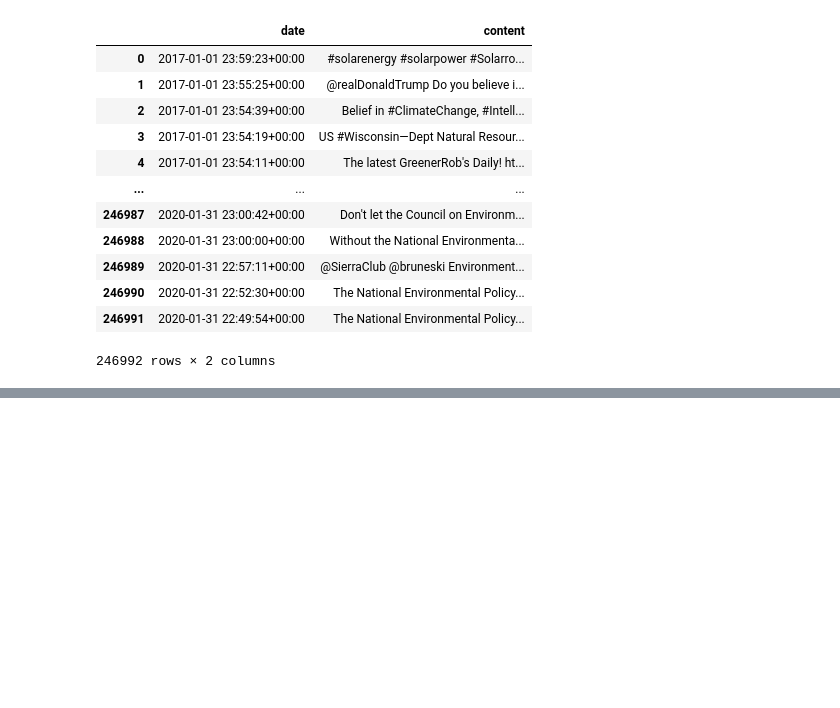
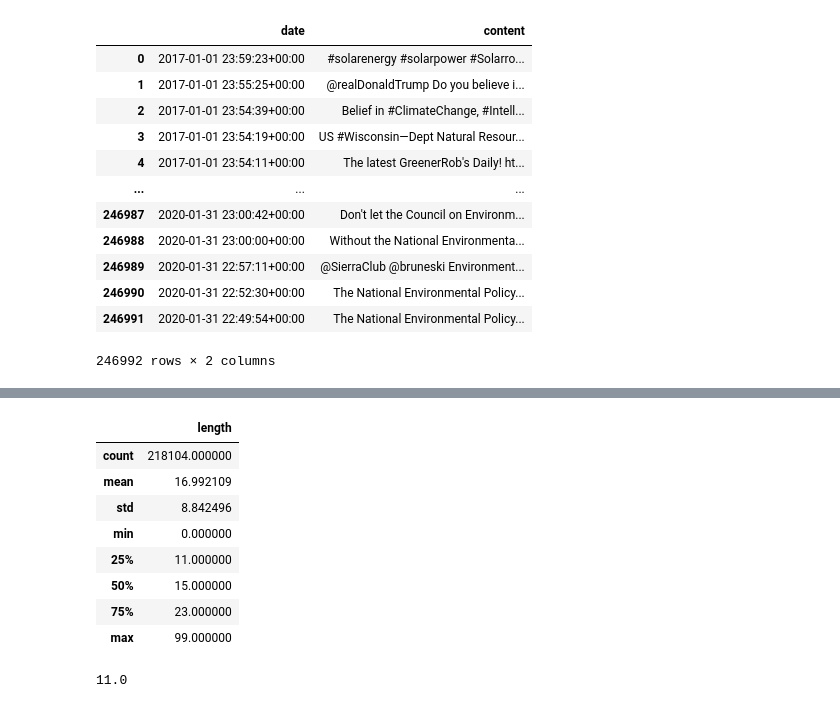
Before and after one commit to Eco-Emotions/climate-change-discourse, a Jupyter notebook: data_Preprocessing_twitter.ipynb, the cells around one changed output, grey strips where cells are left out. Drawn from its saved outputs; the diff is of its cells as text; code cells hidden in the pictures; blank space fills up the shorter version.

```diff
--- a/data_Preprocessing_twitter.ipynb
+++ b/data_Preprocessing_twitter.ipynb
@@ -22 +53,4 @@ tweets_df
+# %%
+# Replace missing values with an empty string
+tweets['content'] = tweets['content'].fillna("")
 # %%
@@ -148,0 +120,18 @@ See the caveats in the documentation: https://pandas.pydata.org/pandas-docs/stab
+# %%
+tweets.describe()
+# %% [output]
+|  | length |
+| count | 218104.000000 |
+| mean | 16.992109 |
+| std | 8.842496 |
+| min | 0.000000 |
+| 25% | 11.000000 |
+| 50% | 15.000000 |
+| 75% | 23.000000 |
+| max | 99.000000 |
+# %%
+# get the first quantile of the length column
+q1 = tweets['length'].quantile(q=0.25)
+q1
+# %% [output]
+11.0
```
Also changed, not shown: parts of 26 cells of this notebook.
